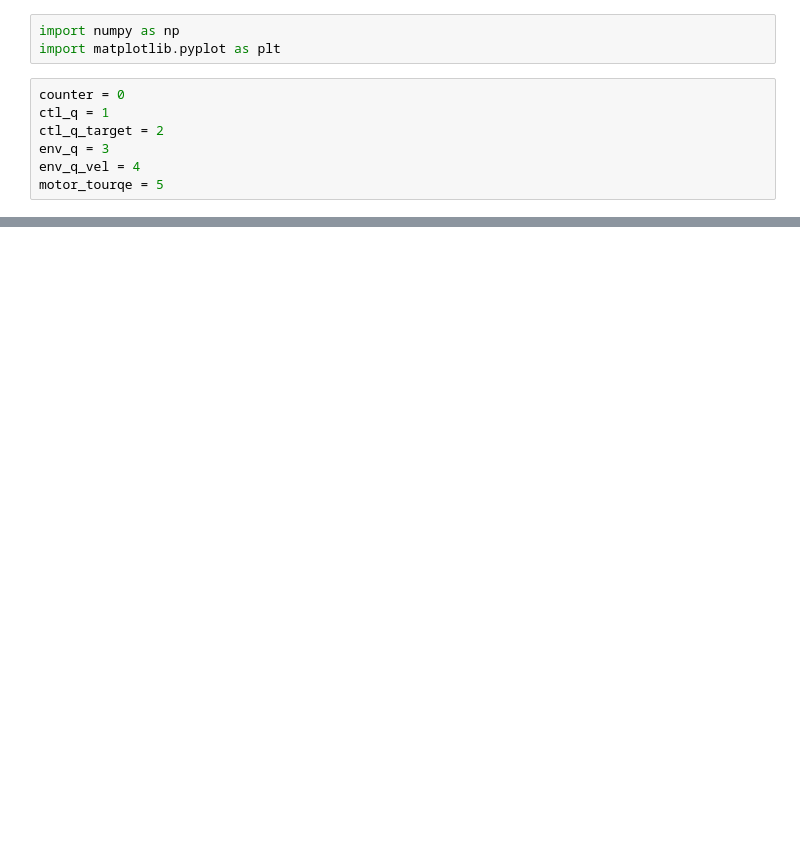
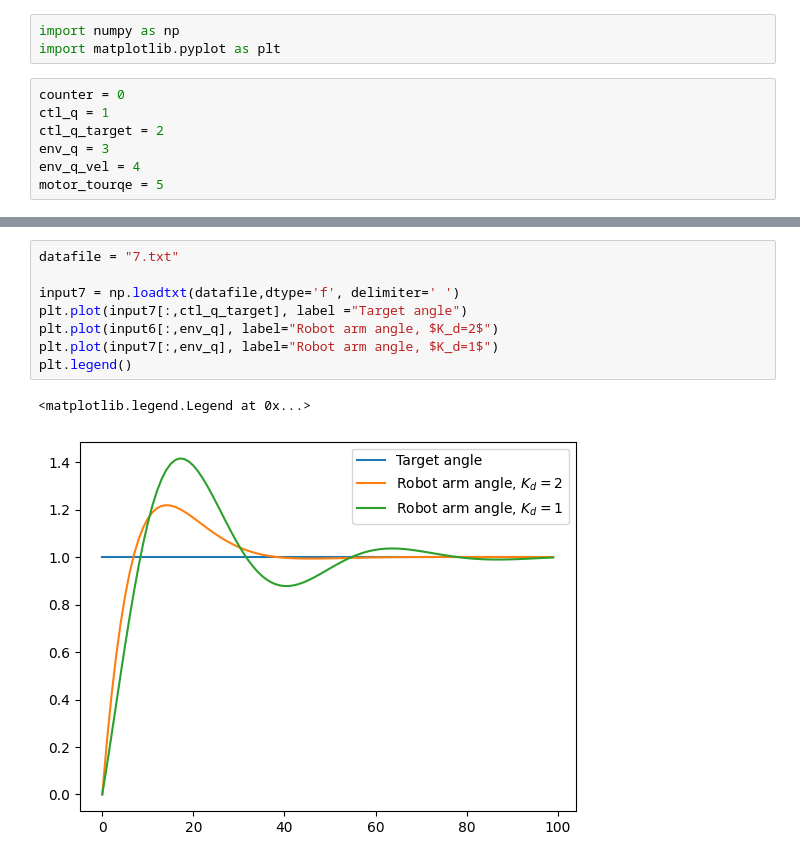
Before and after one commit to bundgaard1/POM_grp6, a Jupyter notebook: Robot_arm/senarios/vizualiser.ipynb, the cells around one changed output, grey strips where cells are left out. Drawn from its saved outputs; the diff is of its cells as text; blank space fills up the shorter version.

```diff
--- a/Robot_arm/senarios/vizualiser.ipynb
+++ b/Robot_arm/senarios/vizualiser.ipynb
@@ -22,0 +23,11 @@ plt.legend()
+# %%
+datafile = "7.txt"
+
+input7 = np.loadtxt(datafile,dtype='f', delimiter=' ')
+plt.plot(input7[:,ctl_q_target], label ="Target angle")
+plt.plot(input6[:,env_q], label="Robot arm angle, $K_d=2$")
+plt.plot(input7[:,env_q], label="Robot arm angle, $K_d=1$")
+plt.legend()
+# %% [output]
+<matplotlib.legend.Legend at 0x...>
+[figure, added]
```
Also changed, not shown: parts of 1 cell of this notebook, 12 other files.
